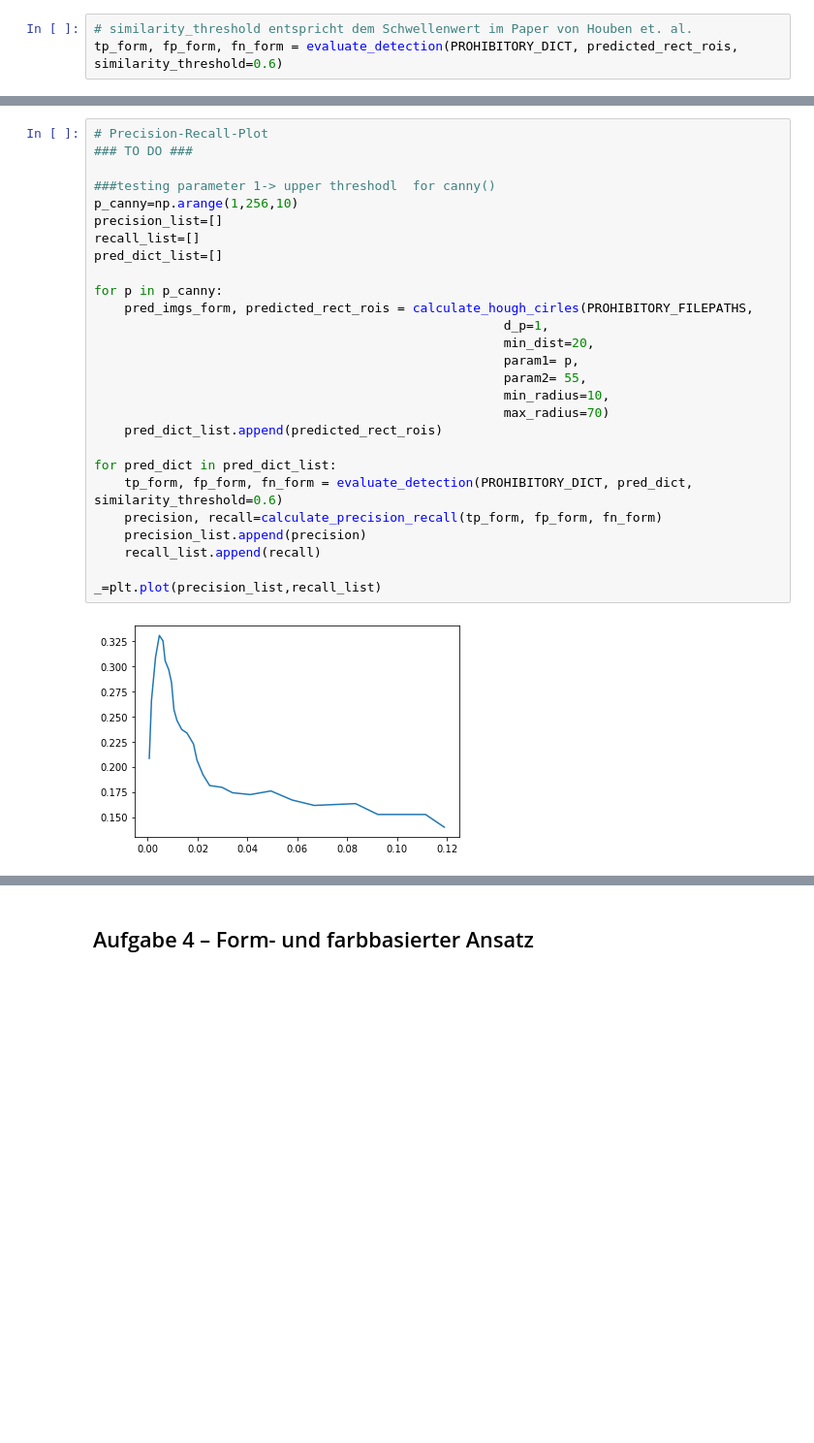
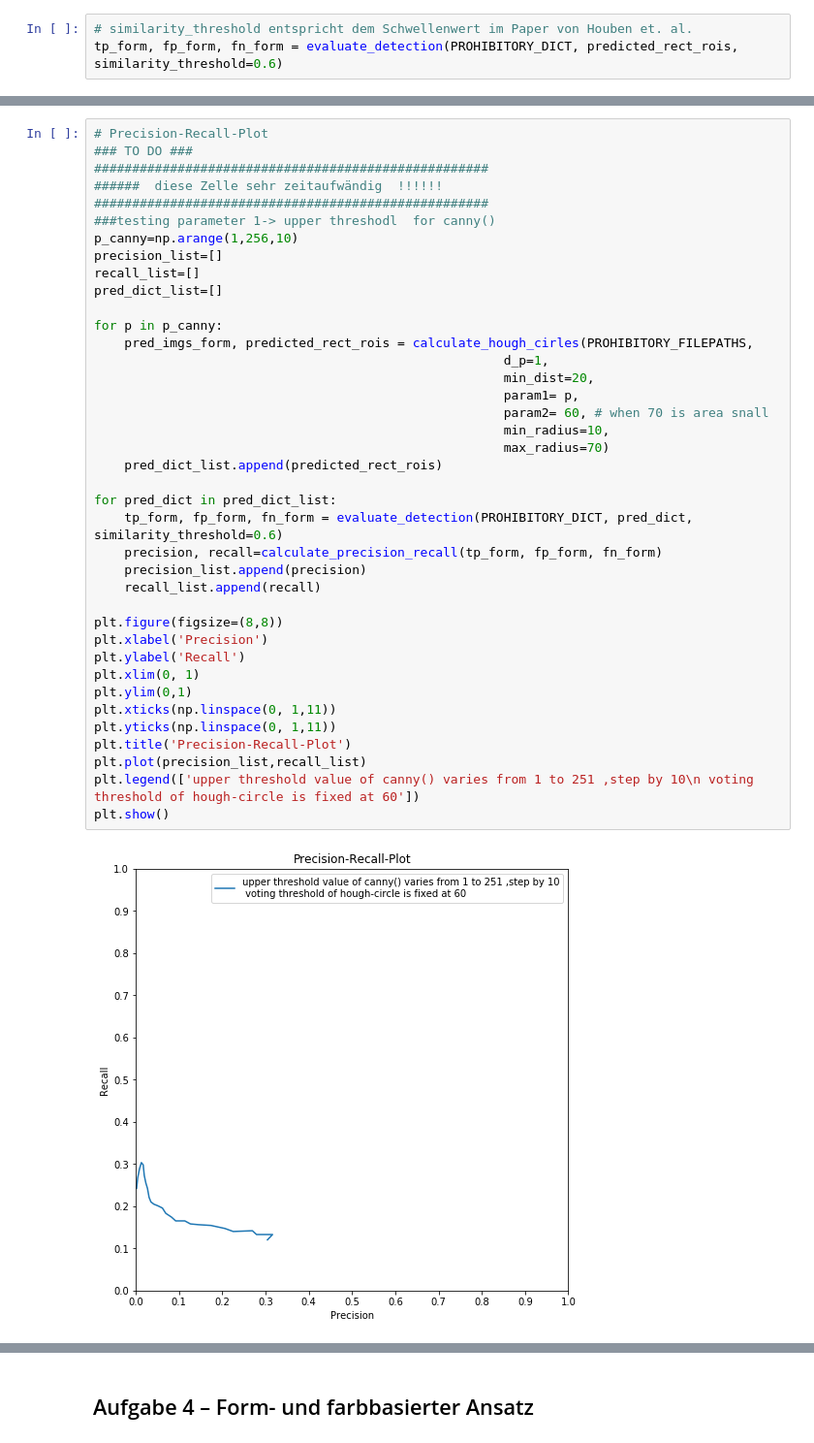
Before and after one commit to tobiasKoeniger/BGA-2, a Jupyter notebook: UE2_Aufgaben_lsg.ipynb, the cells around one changed output, grey strips where cells are left out. Shown: that part at 97% size. Saved outputs shown, nothing was run; the diff lists cells and outputs as text; blank space fills up the shorter version.

Commit message:
Loesungsansatz  implementiert aber noch keine optimale Parameter gefunden

```diff
--- a/UE2_Aufgaben_lsg.ipynb
+++ b/UE2_Aufgaben_lsg.ipynb
@@ -312,29 +363,41 @@ tp_form, fp_form, fn_form = evaluate_detection(PROHIBITORY_DICT, predicted_rect_
 # %%
 # Precision-Recall-Plot
 ### TO DO ###
-
+####################################################
+######  diese Zelle sehr zeitaufwändig  !!!!!!
+####################################################
 ###testing parameter 1-> upper threshodl  for canny()
 p_canny=np.arange(1,256,10)
 precision_list=[]
 recall_list=[]
 pred_dict_list=[]
 
 for p in p_canny:
     pred_imgs_form, predicted_rect_rois = calculate_hough_cirles(PROHIBITORY_FILEPATHS,
                                                       d_p=1,
                                                       min_dist=20,
                                                       param1= p,
-                                                      param2= 55,
+                                                      param2= 60, # when 70 is area snall
                                                       min_radius=10,
                                                       max_radius=70)
     pred_dict_list.append(predicted_rect_rois)
 
 for pred_dict in pred_dict_list:
     tp_form, fp_form, fn_form = evaluate_detection(PROHIBITORY_DICT, pred_dict, similarity_threshold=0.6)
     precision, recall=calculate_precision_recall(tp_form, fp_form, fn_form)
     precision_list.append(precision)
     recall_list.append(recall)
 
-_=plt.plot(precision_list,recall_list)
+plt.figure(figsize=(8,8))
+plt.xlabel('Precision')
+plt.ylabel('Recall')
+plt.xlim(0, 1)
+plt.ylim(0,1)
+plt.xticks(np.linspace(0, 1,11))
+plt.yticks(np.linspace(0, 1,11))
+plt.title('Precision-Recall-Plot')
+plt.plot(precision_list,recall_list)
+plt.legend(['upper threshold value of canny() varies from 1 to 251 ,step by 10\n voting threshold of hough-circle is fixed at 60'])
+plt.show()
 # %% [output]
-[figure, old version]
+[figure, new version]
```
Also changed, not shown: parts of 18 cells of this notebook.
